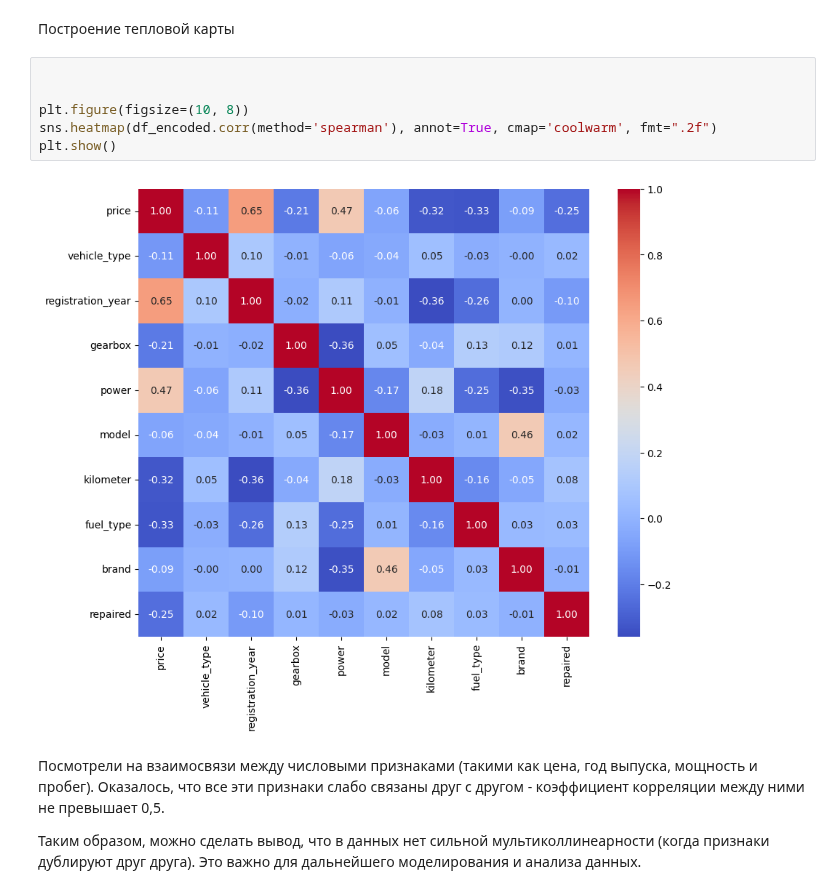
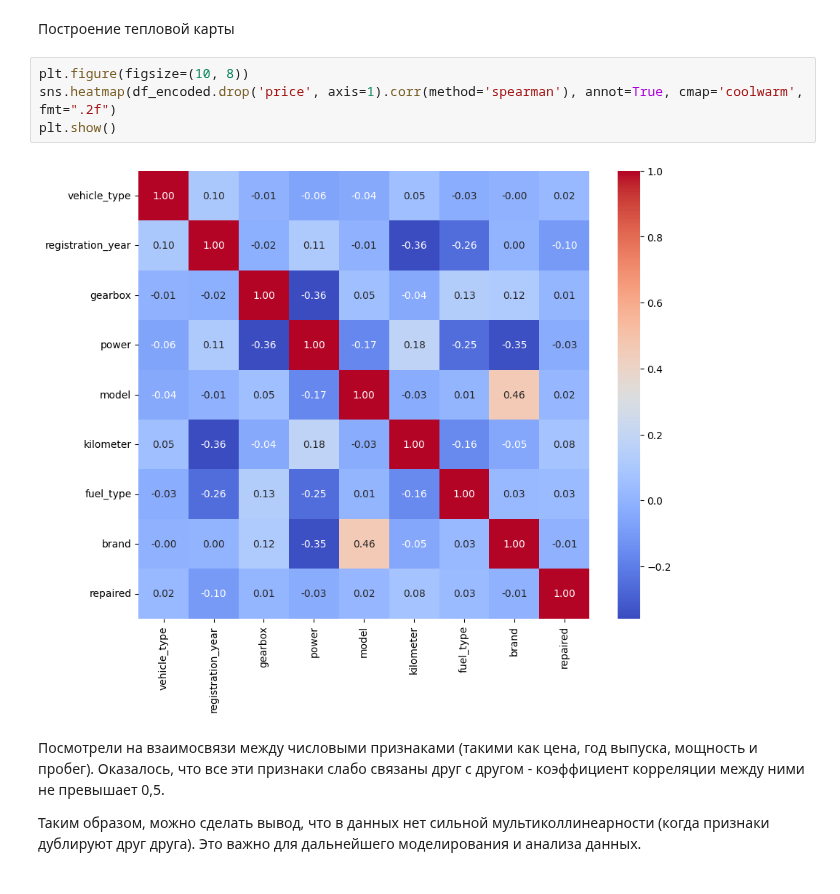
Before and after one commit to samurai921/task_sklearn, a Jupyter notebook: task_2/task_2.ipynb, the cells around one changed output. Saved outputs shown, nothing was run; the diff lists cells and outputs as text.

```diff
--- a/task_2/task_2.ipynb
+++ b/task_2/task_2.ipynb
@@ -466,13 +554,11 @@ for column in categorical_columns:
 # %% [markdown]
 Построение тепловой карты
 # %%
-
-
 plt.figure(figsize=(10, 8))
-sns.heatmap(df_encoded.corr(method='spearman'), annot=True, cmap='coolwarm', fmt=".2f")
+sns.heatmap(df_encoded.drop('price', axis=1).corr(method='spearman'), annot=True, cmap='coolwarm', fmt=".2f")
 plt.show()
 # %% [output]
-[figure, old version]
+[figure, new version]
 # %% [markdown]
 Посмотрели на взаимосвязи между числовыми признаками (такими как цена, год выпуска, мощность и пробег). Оказалось, что все эти признаки слабо связаны друг с другом - коэффициент корреляции между ними не превышает 0,5.
 
```
Also changed, not shown: parts of 28 cells of this notebook.
